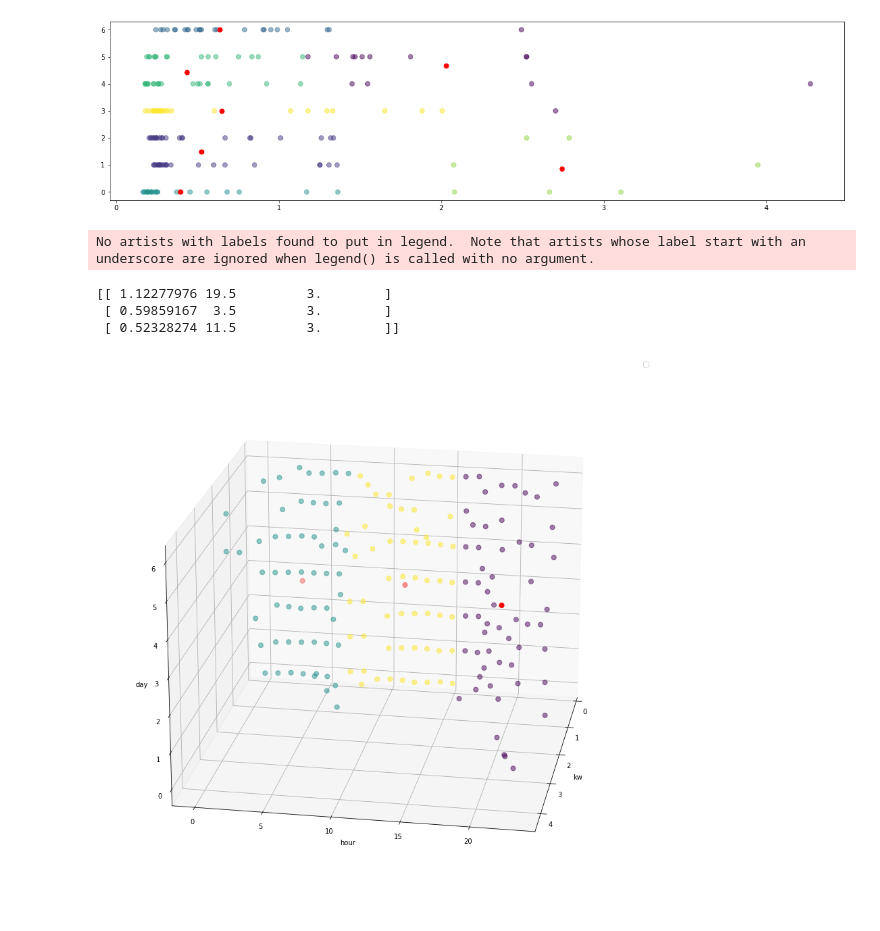
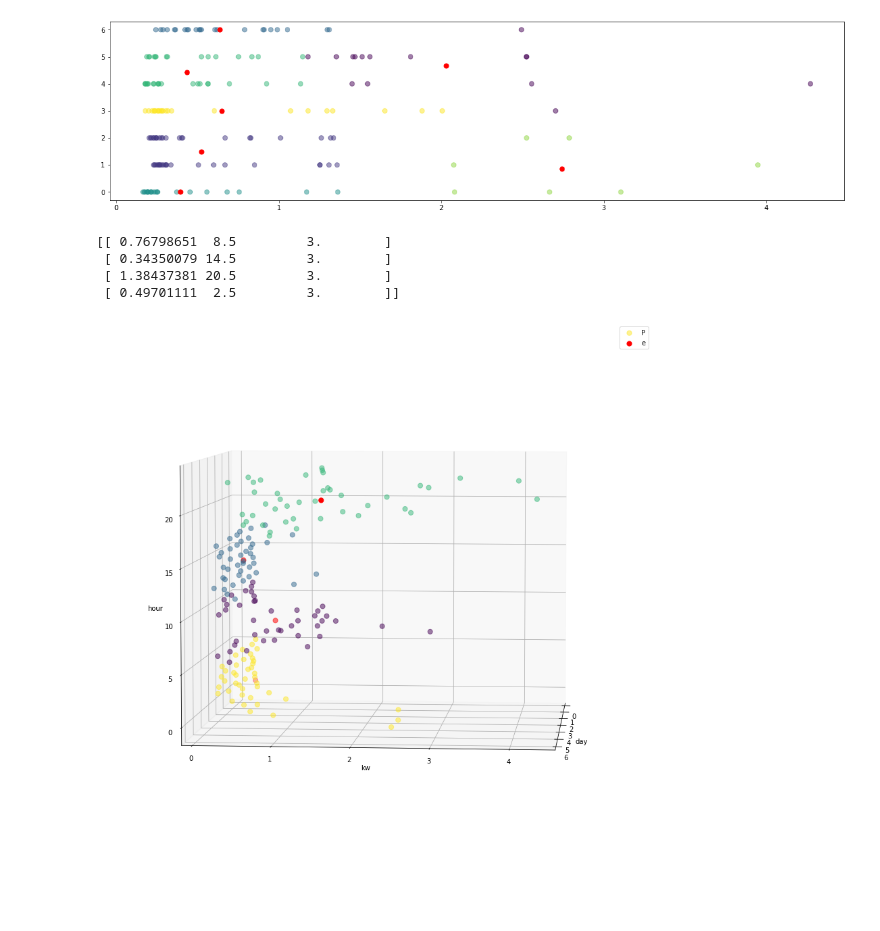
Before and after one commit to Gunisalvo/ppget-aprendizado-de-maquinas, a Jupyter notebook: demand_response.ipynb, the cells around one changed output. Drawn from its saved outputs; the diff is of its cells as text; code cells hidden in the pictures.

```diff
--- a/demand_response.ipynb
+++ b/demand_response.ipynb
@@ -306,23 +307,23 @@ plt.pyplot.show()
 # %%
 kw_time = pd.DataFrame(zip(list(series.values),list(series.index.hour),list(series.index.dayofweek)))
 kw_time.columns = ["kw", "hour", "day"]
-kmeans = KMeans(n_clusters=3).fit(kw_time)
+kmeans = KMeans(n_clusters=4).fit(kw_time)
 centroids = kmeans.cluster_centers_
 print(centroids)
 
 fig = plt.pyplot.figure(figsize = (15,15))
 ax = fig.add_subplot(111, projection='3d')
-ax.scatter(kw_time["kw"], kw_time["hour"], kw_time["day"], c= kmeans.labels_.astype(float), s=50, alpha=0.5)
-ax.scatter(centroids[:, 0], centroids[:, 1], centroids[:, 2], c='red', s=50)
-ax.set_xlabel('kw')
-ax.set_ylabel('hour')
-ax.set_zlabel('day')
-ax.legend()
-ax.view_init(20, 10)
+ax.scatter(kw_time["day"], kw_time["kw"], kw_time["hour"], c= kmeans.labels_.astype(float), s=50, alpha=0.5)
+ax.scatter(centroids[:, 2], centroids[:, 0], centroids[:, 1], c='red', s=50)
+ax.set_xlabel('day')
+ax.set_ylabel('kw')
+ax.set_zlabel('hour')
+ax.legend("Period Cluster")
+ax.view_init(5, 5)
 plt.pyplot.show()
 # %% [output]
-No artists with labels found to put in legend.  Note that artists whose label start with an underscore are ignored when legend() is called with no argument.
+[[ 0.76798651  8.5         3.        ]
+ [ 0.34350079 14.5         3.        ]
+ [ 1.38437381 20.5         3.        ]
+ [ 0.49701111  2.5         3.        ]]
-[[ 1.12277976 19.5         3.        ]
- [ 0.59859167  3.5         3.        ]
- [ 0.52328274 11.5         3.        ]]
-[figure, old version]
+[figure, new version]
```
Also changed, not shown: parts of 1 cell of this notebook.
